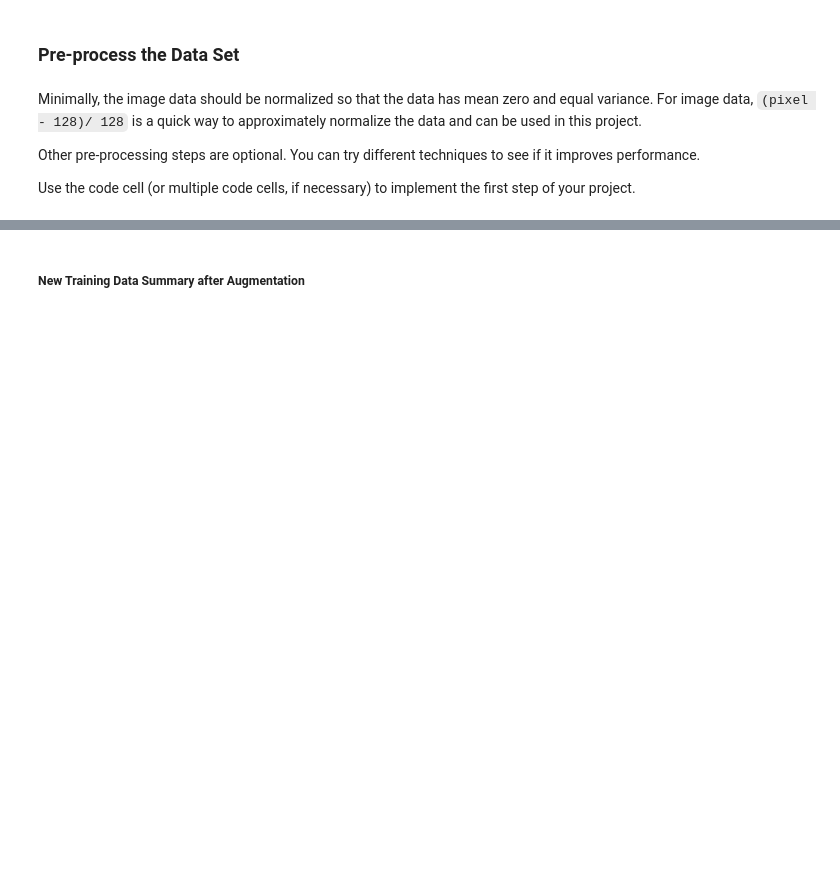
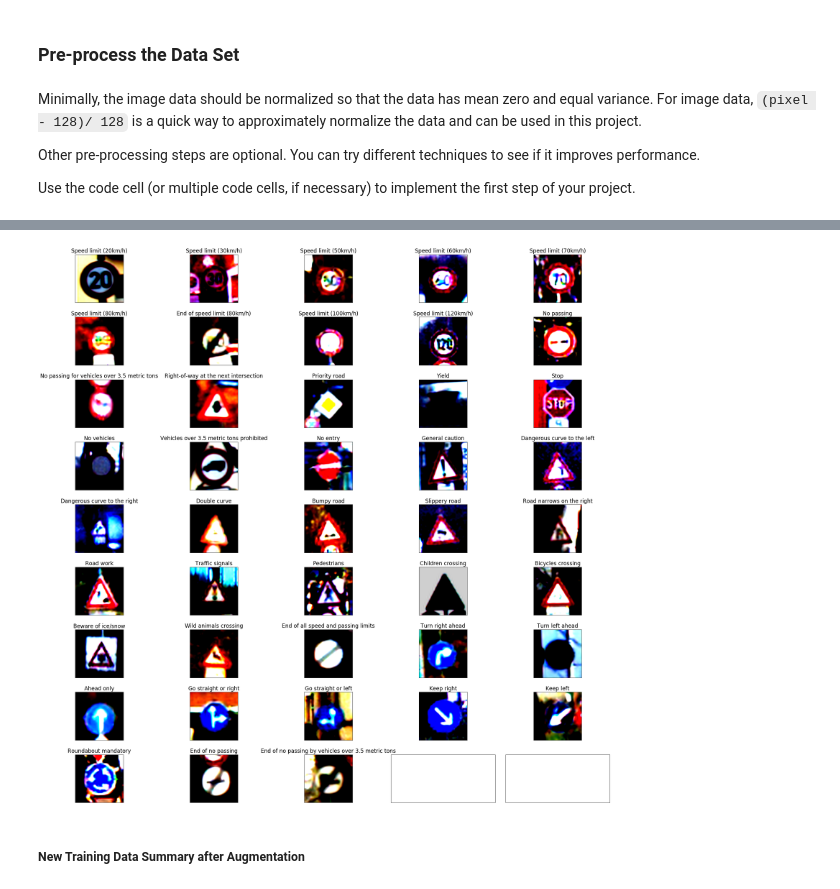
Before and after one commit to asadziach/CarND-Traffic-Sign-Classifier-Project, a Jupyter notebook: Traffic_Sign_Classifier.ipynb, the cells around one changed output, grey strips where cells are left out. Saved outputs shown, nothing was run; the diff lists cells and outputs as text; code cells hidden in the pictures; blank space fills up the shorter version.

Commit message:
Added visualization on normalization and Own images

```diff
--- a/Traffic_Sign_Classifier.ipynb
+++ b/Traffic_Sign_Classifier.ipynb
@@ -164,3 +166,16 @@ with tf.Session() as sess:
+# %%
+fig, axes = plt.subplots(rows, columns, figsize=(32, 32),
+                         subplot_kw={'xticks': [], 'yticks': []})
+
+fig.subplots_adjust(hspace=0.3, wspace=0.10)
+
+for ax, i in zip(axes.flat, indices):
+    ax.imshow(X_train[i], interpolation='lanczos', cmap='viridis')
+    ax.set_title(sign_names[y_train[i]], fontsize=17)
+
+plt.show()
+# %% [output]
+[figure, added]
 # %%
 '''
 import math
```
Also changed, not shown: parts of 2 cells of this notebook.
